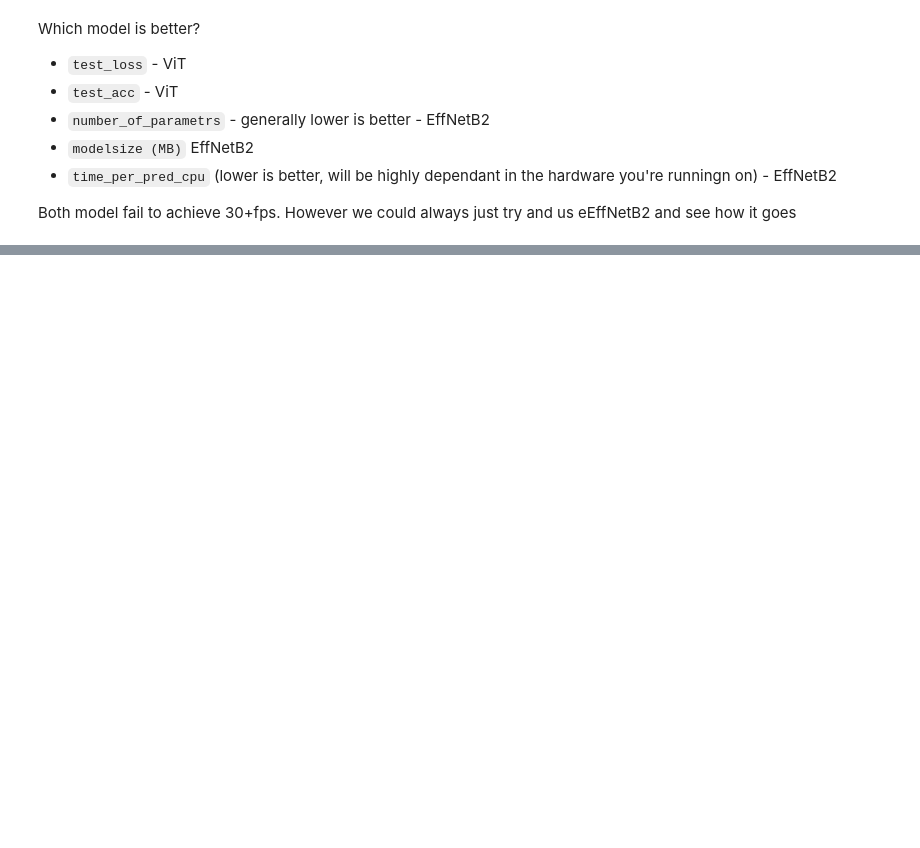
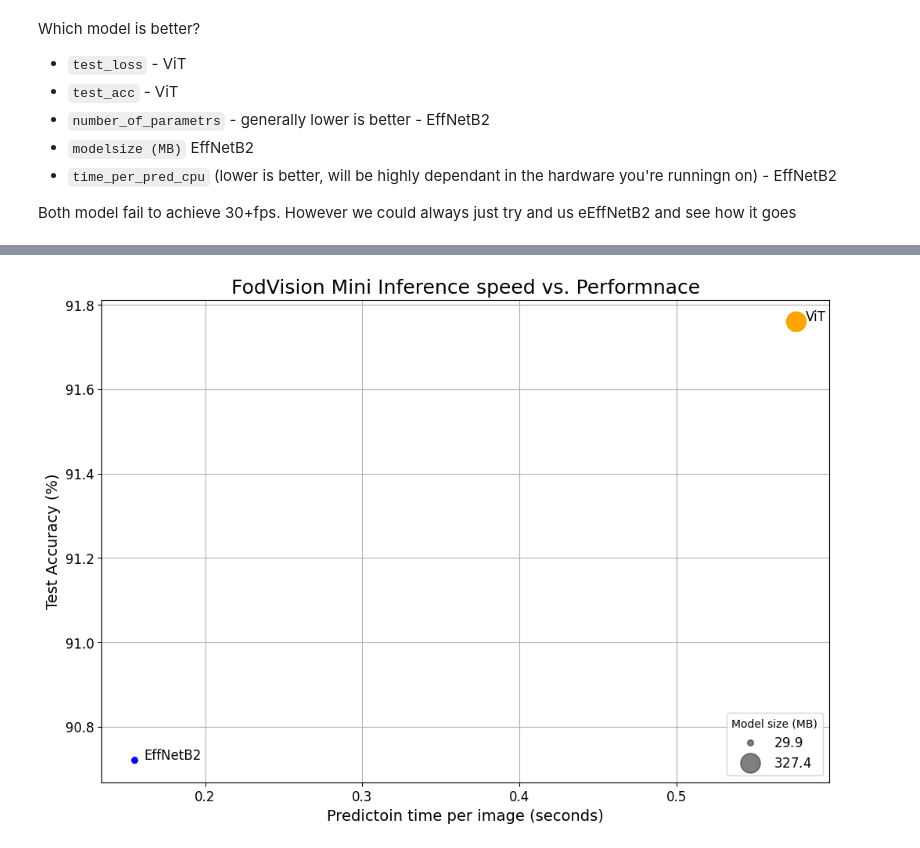
Before and after one commit to gil612/PyTorch, a Jupyter notebook: 09_pytorch_model_deployment.ipynb, the cells around one changed output, grey strips where cells are left out. Cells and saved outputs as stored; diff of their text form; code cells hidden in the pictures; blank space fills up the shorter version.

```diff
--- a/09_pytorch_model_deployment.ipynb
+++ b/09_pytorch_model_deployment.ipynb
@@ -743,0 +753,25 @@ pd.DataFrame(data=df.set_index("model").loc["ViT"] / df.set_index("model").loc["
+# %%
+import matplotlib.pyplot as plt
+fig, ax = plt.subplots(figsize=(12, 8))
+scatter = ax.scatter(data = df,
+                     x = "time_per_pred_cpu",
+                     y="test_acc",
+                     c = ["blue", "orange"],
+                     s = "modelsize (MB)")
+
+ax.set_title("FodVision Mini Inference speed vs. Performnace", fontsize=18)
+ax.set_xlabel("Predictoin time per image (seconds)",  fontsize = 14)
+ax.set_ylabel("Test Accuracy (%)",  fontsize = 14)
+ax.tick_params(axis="both", labelsize = 12)
+ax.grid(True)
+
+for index, row in df.iterrows():
+  ax.annotate(text=row["model"],
+             xy=(row["time_per_pred_cpu"] + 0.006 ,row["test_acc"] + 0.003), size=12 )
+
+handles, labels = scatter.legend_elements(prop = "sizes", alpha = 0.5)
+nodel_size_legend = ax.legend(handles, labels, loc = "lower right", title = "Model size (MB)", fontsize = 12)
+
+plt.savefig("09-foodvision-mini-inference-speed-vs-performance.png")
+# %% [output]
+[figure, added]
```
Also changed, not shown: parts of 23 cells of this notebook.
